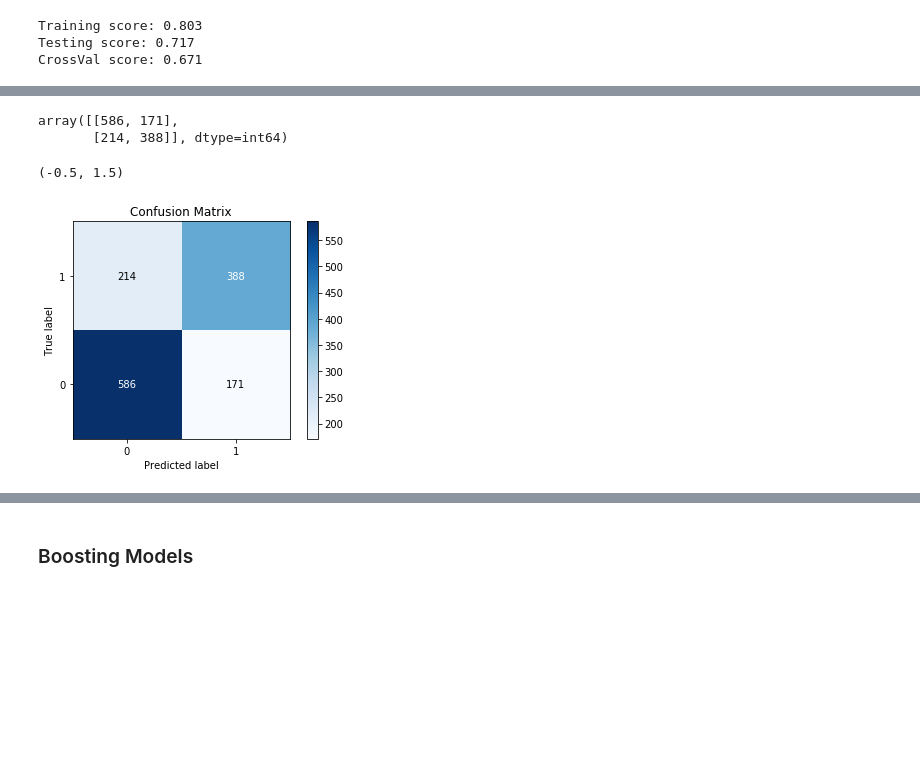
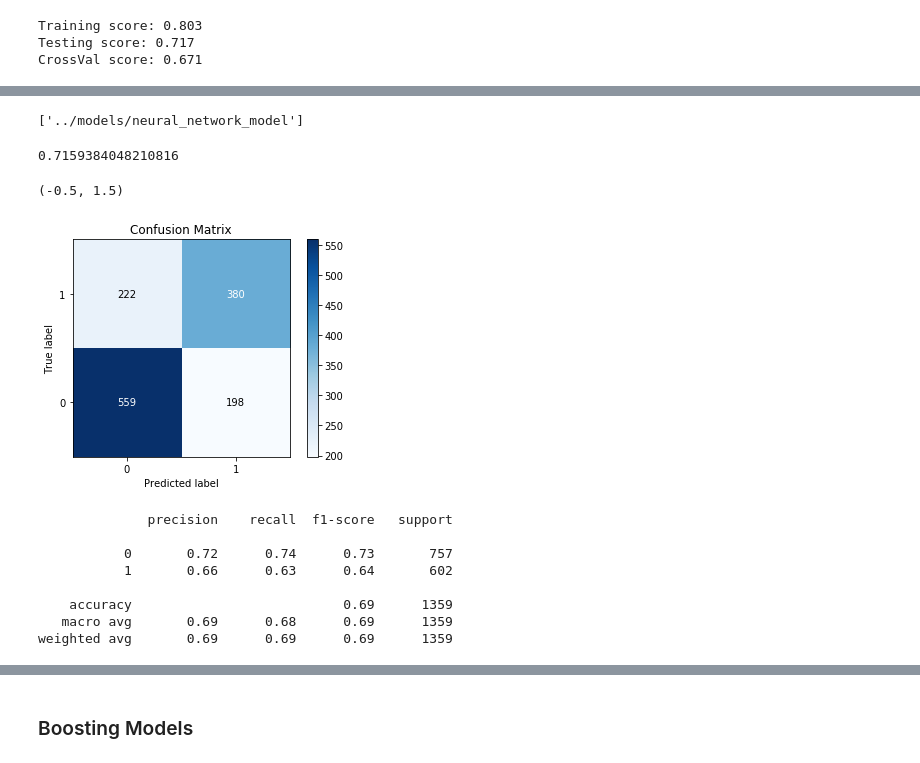
Before and after one commit to cdenbowjr/ev_chargepoint_prediction, a Jupyter notebook: notebooks/3.0-ced-modelling.ipynb, the cells around one changed output, grey strips where cells are left out. Drawn from its saved outputs; the diff is of its cells as text; code cells hidden in the pictures; blank space fills up the shorter version.

```diff
--- a/notebooks/3.0-ced-modelling.ipynb
+++ b/notebooks/3.0-ced-modelling.ipynb
@@ -730,11 +844,26 @@ CrossVal score: 0.671
+# %%
+joblib.dump(grid_neural, '../models/neural_network_model')
+# %% [output]
+['../models/neural_network_model']
+# %%
+model_007 = joblib.load('../models/neural_network_model')
+model_007.best_score_
+# %% [output]
+0.7159384048210816
+# %%
+plot_confusion_matrix(y_test,model_007.predict(X_test))
+plt.ylim(-0.5,1.5)
+# %% [output]
+(-0.5, 1.5)
+[figure, added]
 # %%
-confusion_matrix(y_test,nnet.predict(X_test))
+print(classification_report(y_test,model_007.predict(X_test)))
 # %% [output]
-array([[586, 171],
-       [214, 388]], dtype=int64)
+              precision    recall  f1-score   support
+
+           0       0.72      0.74      0.73       757
+           1       0.66      0.63      0.64       602
+
+    accuracy                           0.69      1359
+   macro avg       0.69      0.68      0.69      1359
+weighted avg       0.69      0.69      0.69      1359
-# %%
-plot_confusion_matrix(y_test,nnet.predict(X_test))
-plt.ylim(-0.5,1.5)
-# %% [output]
-(-0.5, 1.5)
-[figure, removed]
```
Also changed, not shown: parts of 118 cells of this notebook, 8 other files.
